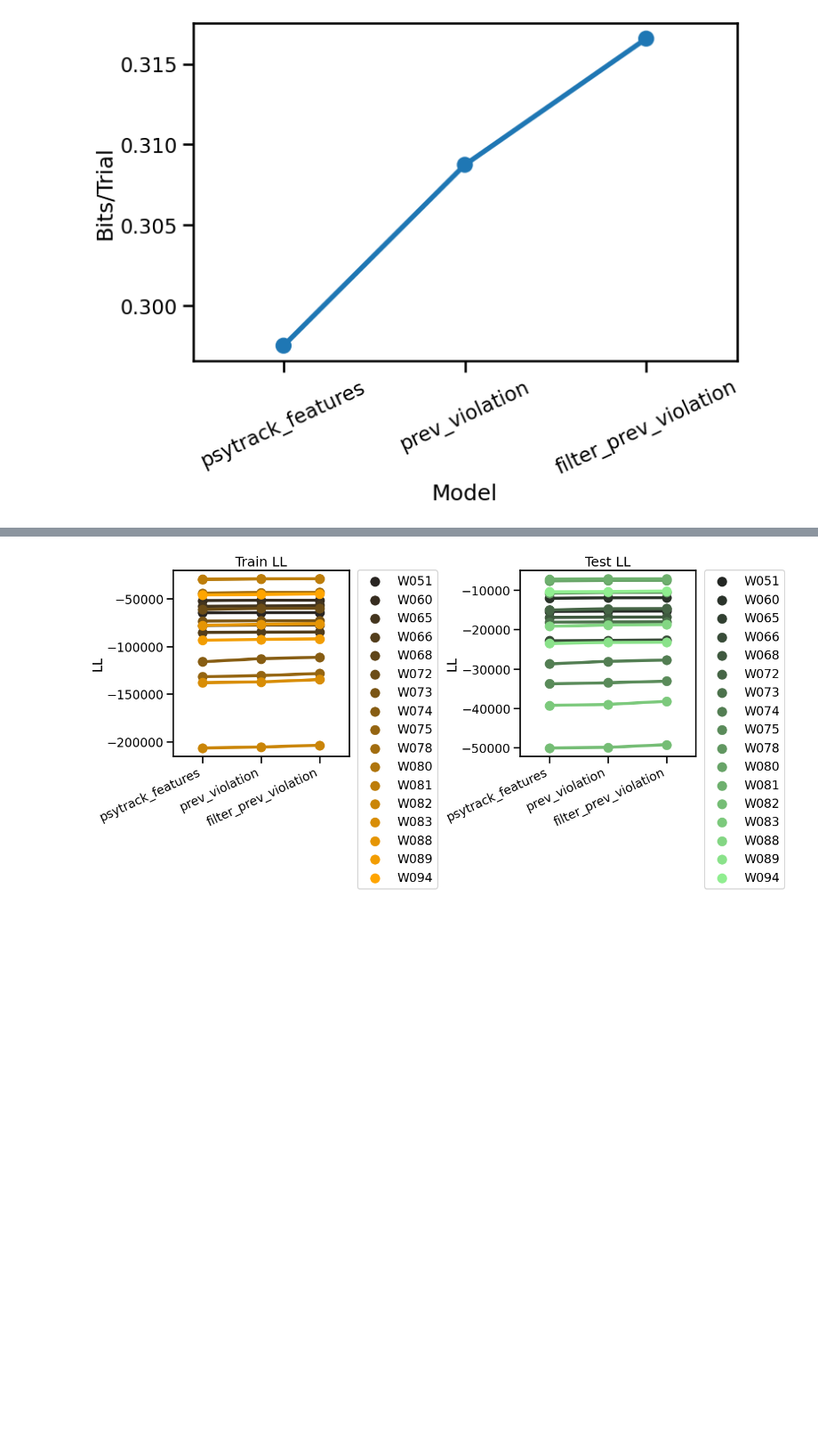
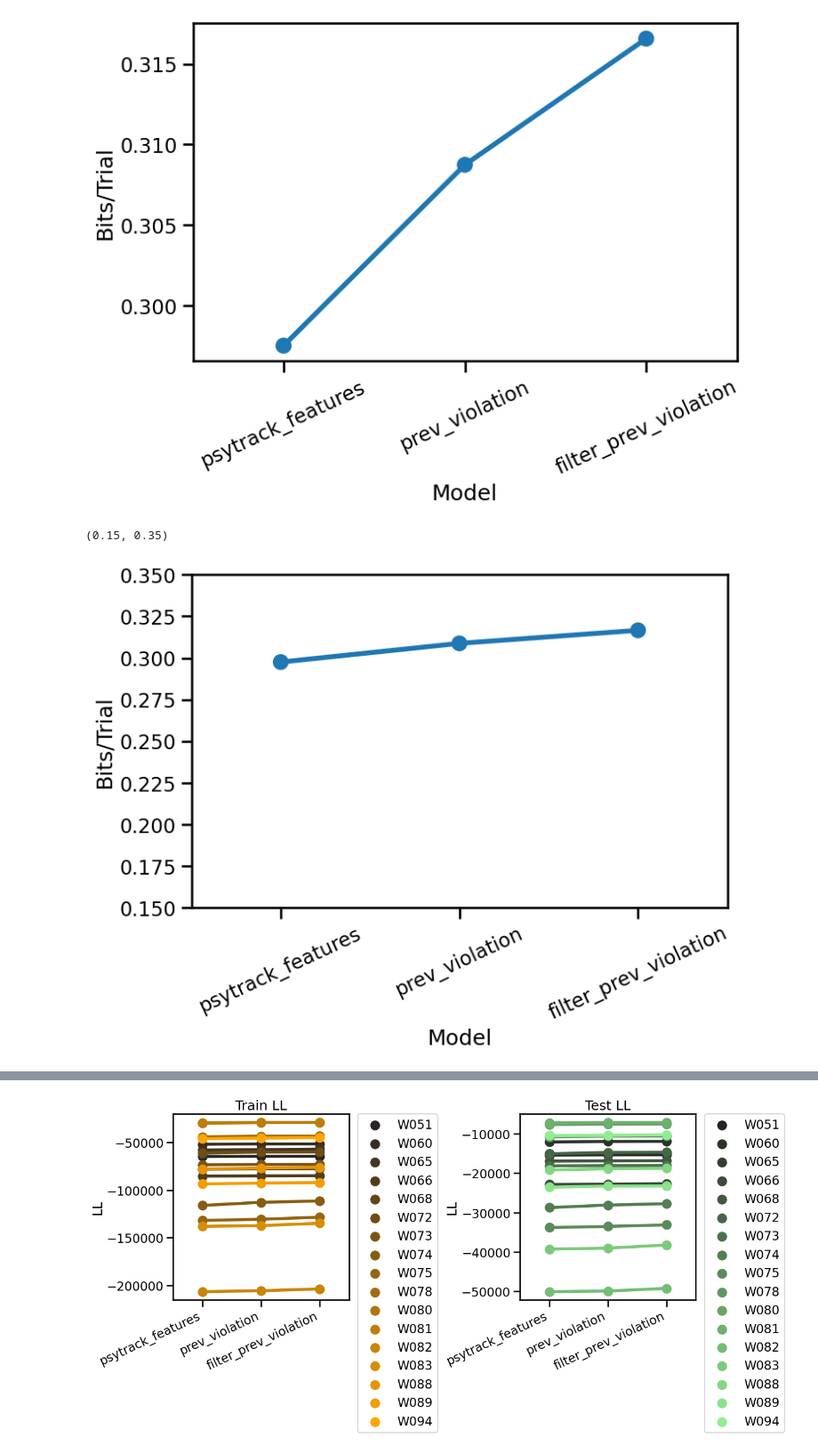
Before and after one commit to jess-breda/violations-multinomial, a Jupyter notebook: notebooks/2024_02_17_EXP_compare_filtered_prev_violation.ipynb, the cells around one changed output, grey strips where cells are left out. Shown at 89% size. Cells and saved outputs as stored; diff of their text form; code cells hidden in the pictures; blank space fills up the shorter version.

Commit message:
additional plots for 2/23 meeting and updated intro

```diff
--- a/notebooks/2024_02_17_EXP_compare_filtered_prev_violation.ipynb
+++ b/notebooks/2024_02_17_EXP_compare_filtered_prev_violation.ipynb
@@ -98,3 +106,18 @@ mvc.plot_model_comparison(
 )
 # %% [output]
 [figure]
+# %%
+## This plot was for 2/23 lab meeting
+fig, ax = plt.subplots(1, 1, figsize=(8, 5))
+mvc.plot_model_comparison(
+    ax=ax,
+    hue=None,
+    order=ORDER,
+    dodge=True,
+    errorbar=None,
+)
+
+ax.set_ylim(0.15, 0.350)
+# %% [output]
+(0.15, 0.35)
+[figure, added]
```
Also changed, not shown: parts of 6 cells of this notebook.
